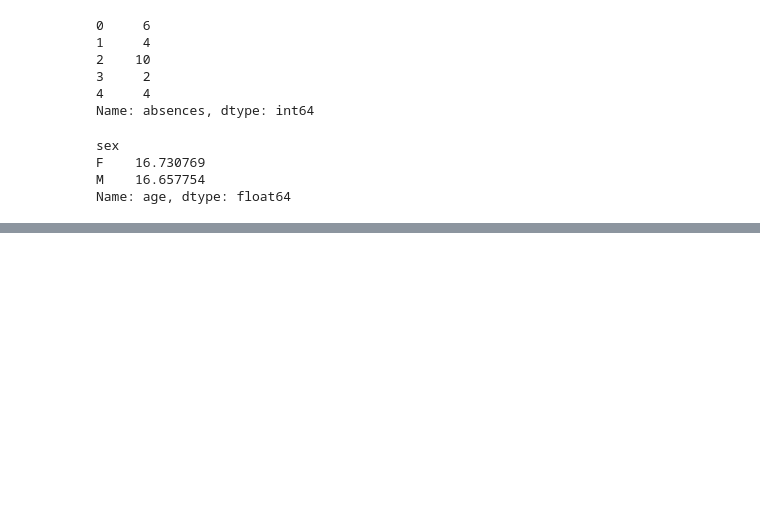
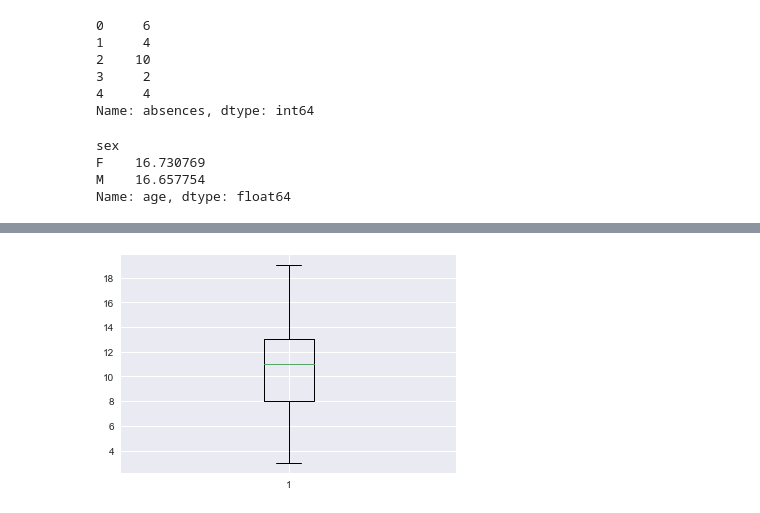
Before and after one commit to HidehikoMURAO/Data-Scientist-Training-Course, a Jupyter notebook: Chapter 3.ipynb, the cells around one changed output, grey strips where cells are left out. Drawn from its saved outputs; the diff is of its cells as text; code cells hidden in the pictures; blank space fills up the shorter version.

```diff
--- a/Chapter 3.ipynb
+++ b/Chapter 3.ipynb
@@ -124,0 +198,6 @@ Name: age, dtype: float64
+# %%
+# 箱ひげ図：G1
+plt.boxplot(student_data_math['G1'])
+plt.grid(True)
+# %% [output]
+[figure, added]
```
Also changed, not shown: parts of 21 cells of this notebook.
